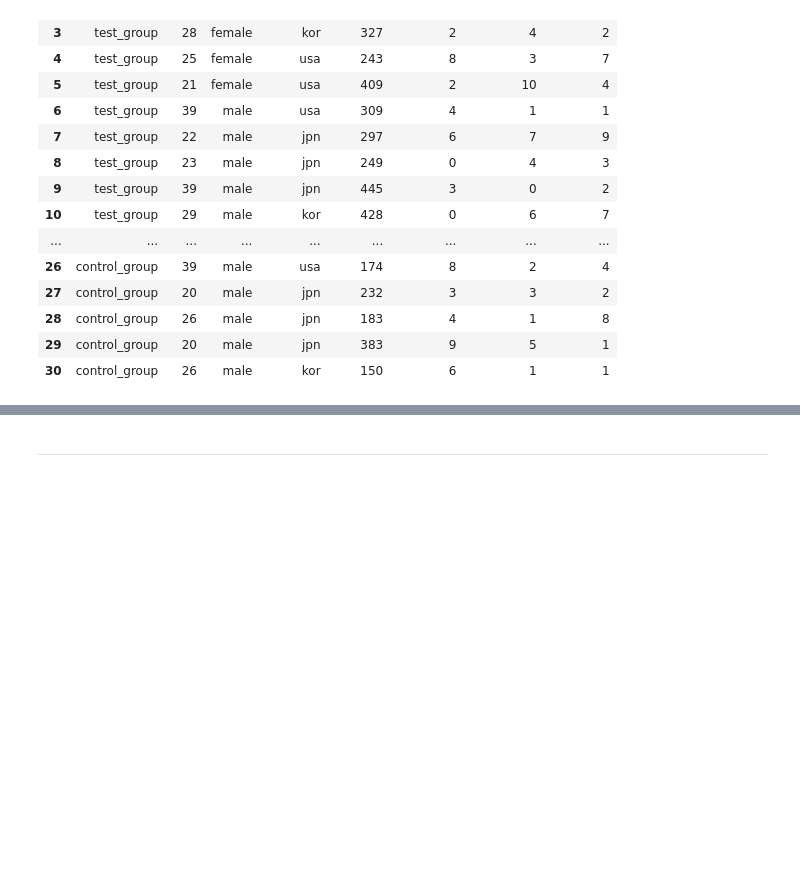
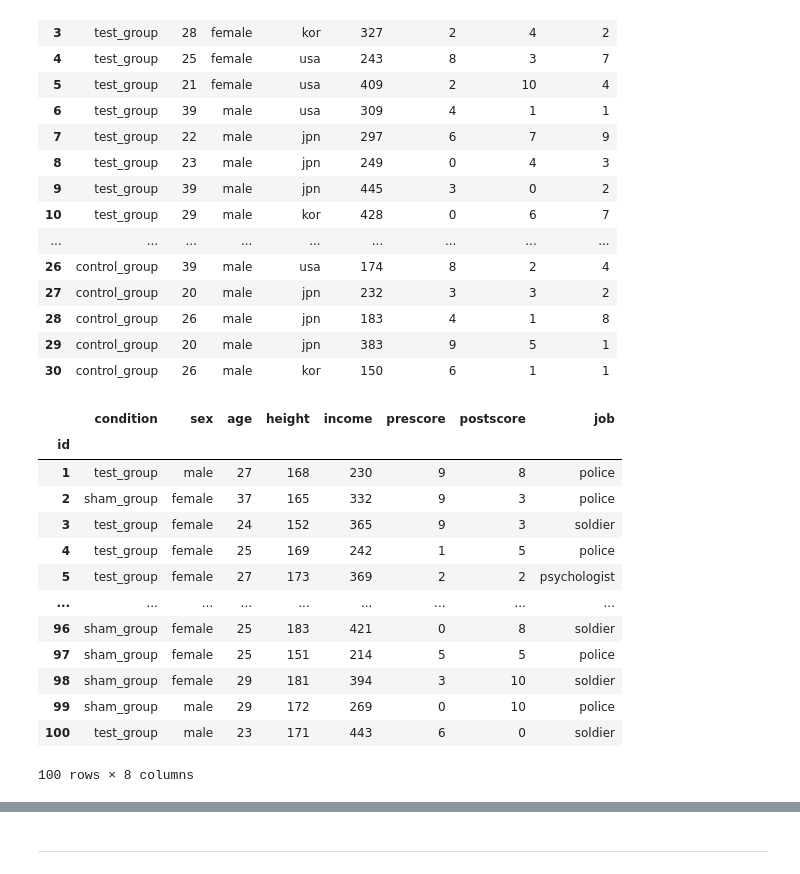
Before and after one commit to ckdckd145/statmanager-kr, a Jupyter notebook: test.ipynb, the cells around one changed output, grey strips where cells are left out. Cells and saved outputs as stored; diff of their text form; code cells hidden in the pictures; blank space fills up the shorter version.

```diff
--- a/test.ipynb
+++ b/test.ipynb
@@ -44,6 +44,26 @@ df
 | 28 | control_group | 26 | male | jpn | 183 | 4 | 1 | 8 |
 | 29 | control_group | 20 | male | jpn | 383 | 9 | 5 | 1 |
 | 30 | control_group | 26 | male | kor | 150 | 6 | 1 | 1 |
+# %%
+# making difference df
+
+df2 = pd.read_csv(r'testdata\testdf2.csv', index_col = 'id')
+df2
+# %% [output]
+|  | condition | sex | age | height | income | prescore | postscore | job |
+| id |  |  |  |  |  |  |  |  |
+| 1 | test_group | male | 27 | 168 | 230 | 9 | 8 | police |
+| 2 | sham_group | female | 37 | 165 | 332 | 9 | 3 | police |
+| 3 | test_group | female | 24 | 152 | 365 | 9 | 3 | soldier |
+| 4 | test_group | female | 25 | 169 | 242 | 1 | 5 | police |
+| 5 | test_group | female | 27 | 173 | 369 | 2 | 2 | psychologist |
+| ... | ... | ... | ... | ... | ... | ... | ... | ... |
+| 96 | sham_group | female | 25 | 183 | 421 | 0 | 8 | soldier |
+| 97 | sham_group | female | 25 | 151 | 214 | 5 | 5 | police |
+| 98 | sham_group | female | 29 | 181 | 394 | 3 | 10 | soldier |
+| 99 | sham_group | male | 29 | 172 | 269 | 0 | 10 | police |
+| 100 | test_group | male | 23 | 171 | 443 | 6 | 0 | soldier |
+100 rows × 8 columns
 # %%
 #making Stat_Manager() object
 
```
Also changed, not shown: parts of 26 cells of this notebook, 10 other files.
